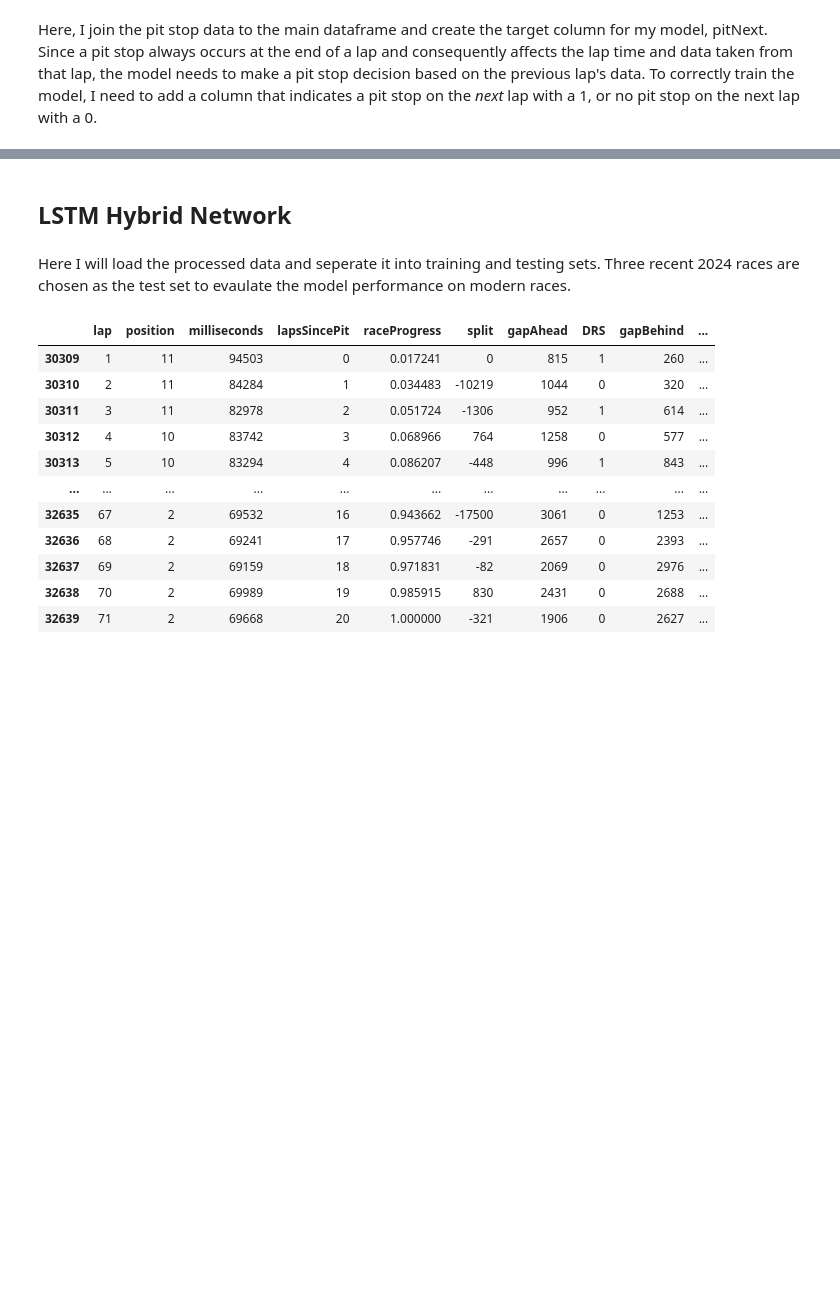
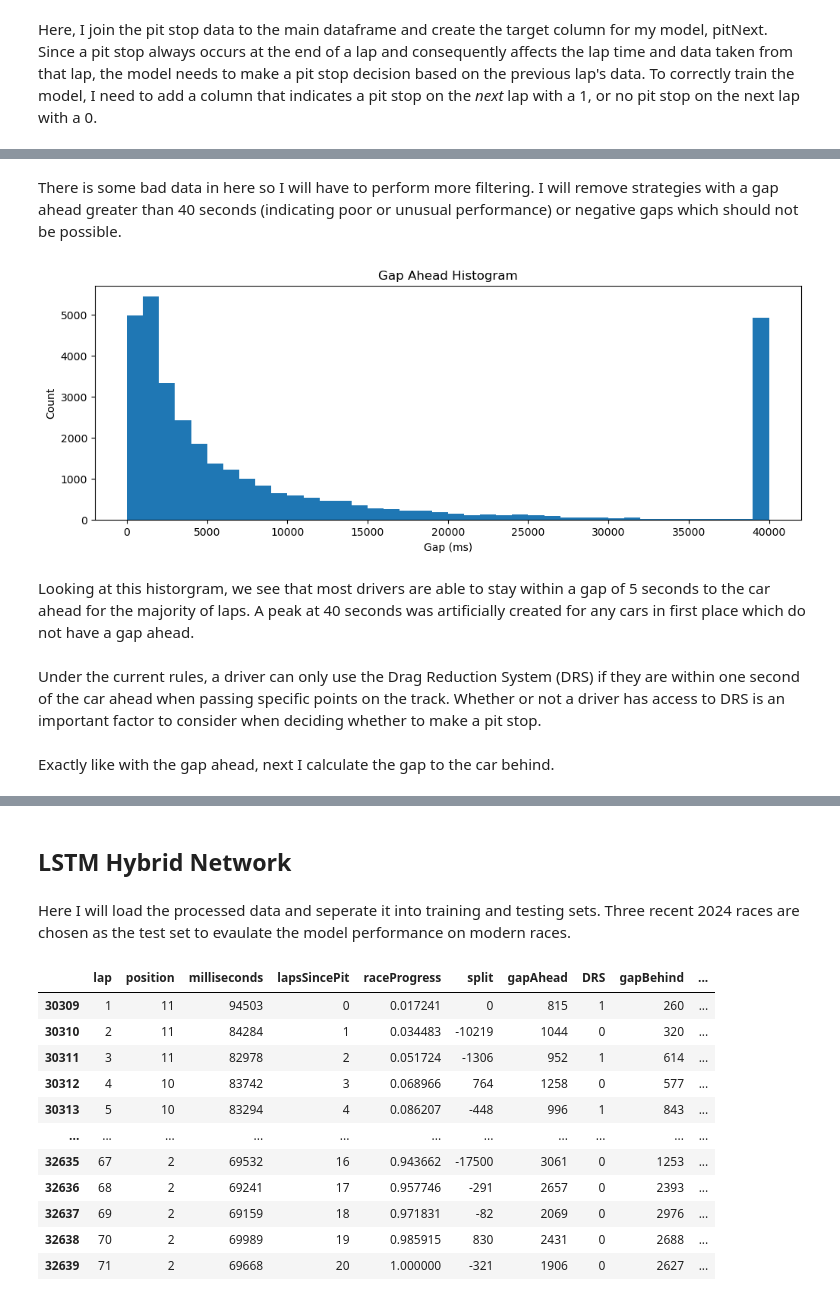
Before and after one commit to krwiles/capstone-project, a Jupyter notebook: project.ipynb, the cells around one changed output, grey strips where cells are left out. Saved outputs shown, nothing was run; the diff lists cells and outputs as text; code cells hidden in the pictures; blank space fills up the shorter version.

Commit message:
Adds explaination for the data sections

```diff
--- a/project.ipynb
+++ b/project.ipynb
@@ -319 +332,3 @@ print('Done')
+# %% [markdown]
+There is some bad data in here so I will have to perform more filtering. I will remove strategies with a gap ahead greater than 40 seconds (indicating poor or unusual performance) or negative gaps which should not be possible.
 # %%
@@ -326,6 +341,19 @@ for row in zip(df['gapAhead'], df['raceId'], df['driverId']):
             strategies.at[(row[1], row[2]), 'bad'] = 1
 
 update_df()
+# %%
+plt.figure(figsize=(12,4))
+plt.hist(df['gapAhead'].values, bins=40)
+plt.xlabel('Gap (ms)')
+plt.ylabel('Count')
+plt.title('Gap Ahead Histogram')
+plt.show()
+# %% [output]
+[figure, added]
+# %% [markdown]
+Looking at this historgram, we see that most drivers are able to stay within a gap of 5 seconds to the car ahead for the majority of laps. A peak at 40 seconds was artificially created for any cars in first place which do not have a gap ahead.
+# %% [markdown]
+Under the current rules, a driver can only use the Drag Reduction System (DRS) if they are within one second of the car ahead when passing specific points on the track. Whether or not a driver has access to DRS is an important factor to consider when deciding whether to make a pit stop.
 # %%
 # DRS available boolean?
 
@@ -333,4 +361,6 @@ df['DRS'] = [
     (1 if row[0] < 1000 else 0)
     for row in zip(df['gapAhead'])
 ]
+# %% [markdown]
+Exactly like with the gap ahead, next I calculate the gap to the car behind.
 # %%
```
Also changed, not shown: parts of 28 cells of this notebook.
